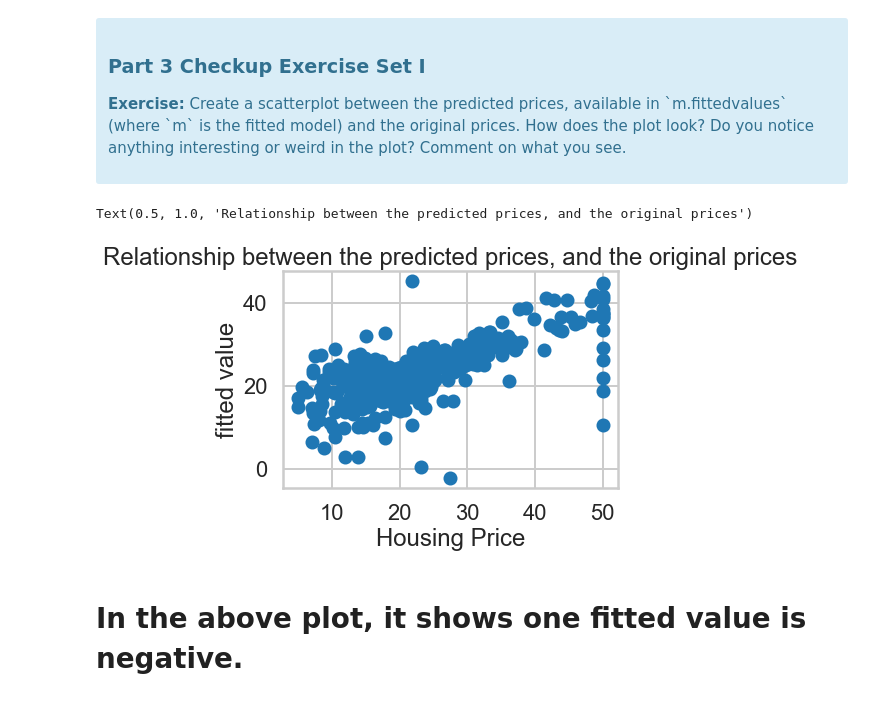
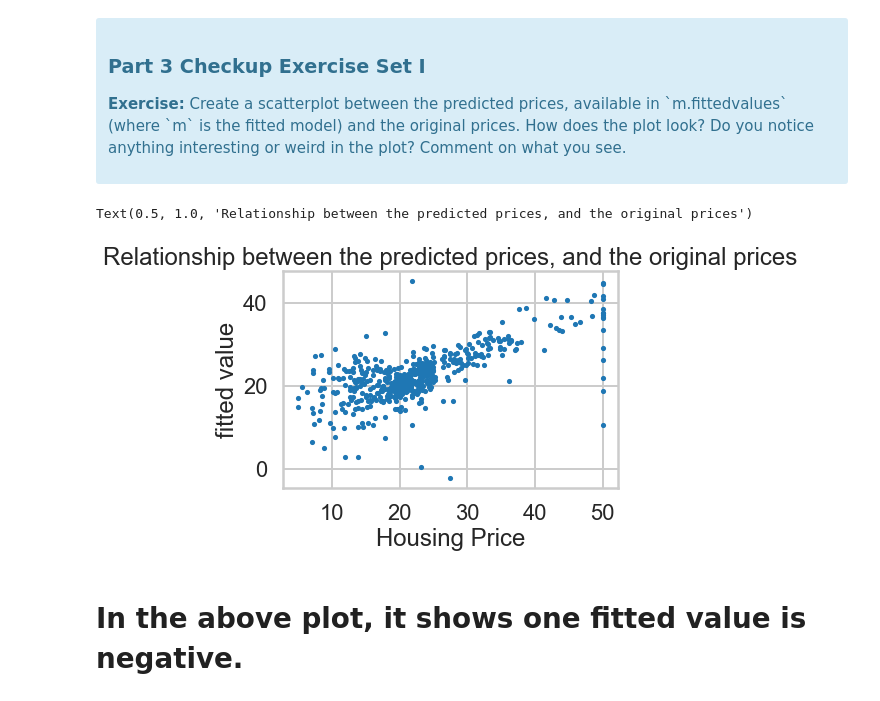
Before and after one commit to ZhanyangZhuSD/UCSD_ML, a Jupyter notebook: Mini_Project_Linear_Regression_ZZhu.ipynb, the cells around one changed output. Saved outputs shown, nothing was run; the diff lists cells and outputs as text; code cells hidden in the pictures.

```diff
--- a/Mini_Project_Linear_Regression_ZZhu.ipynb
+++ b/Mini_Project_Linear_Regression_ZZhu.ipynb
@@ -463,13 +463,13 @@ Let's see how our model actually fit our data. We can see below that there is a
 </div>
 # %%
 # your turn - scatterplot between the predicted prices, and the original prices
-plt.scatter(bos.PRICE, m.fittedvalues)
+plt.scatter(bos.PRICE, m.fittedvalues, s=10)
 plt.xlabel("Housing Price")
 plt.ylabel("fitted value")
 plt.title("Relationship between the predicted prices, and the original prices")
 # %% [output]
 Text(0.5, 1.0, 'Relationship between the predicted prices, and the original prices')
-[figure, old version]
+[figure, new version]
 # %% [markdown]
 # In the above plot, it shows one fitted value is negative.
 # %% [markdown]
```
Also changed, not shown: parts of 8 cells of this notebook.
